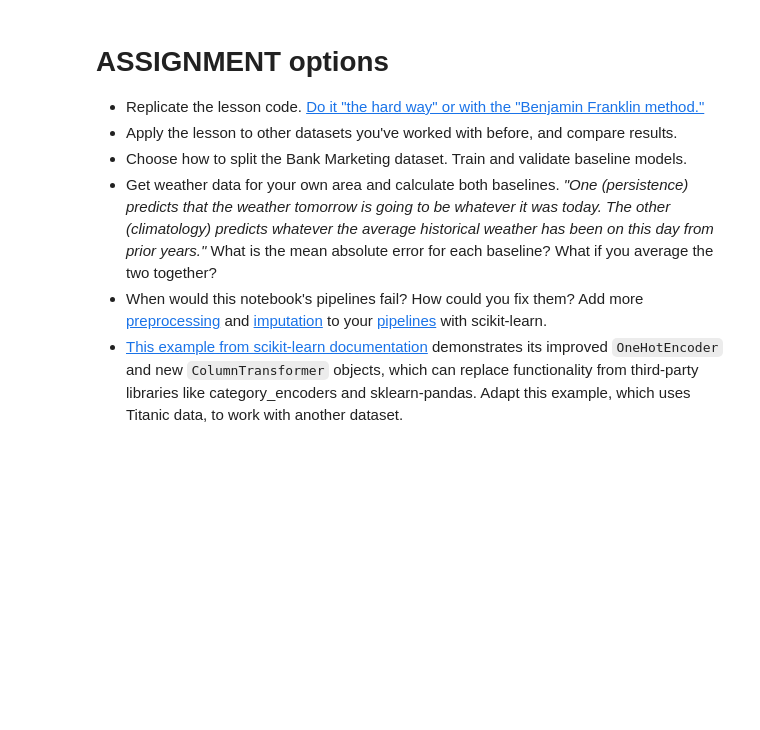
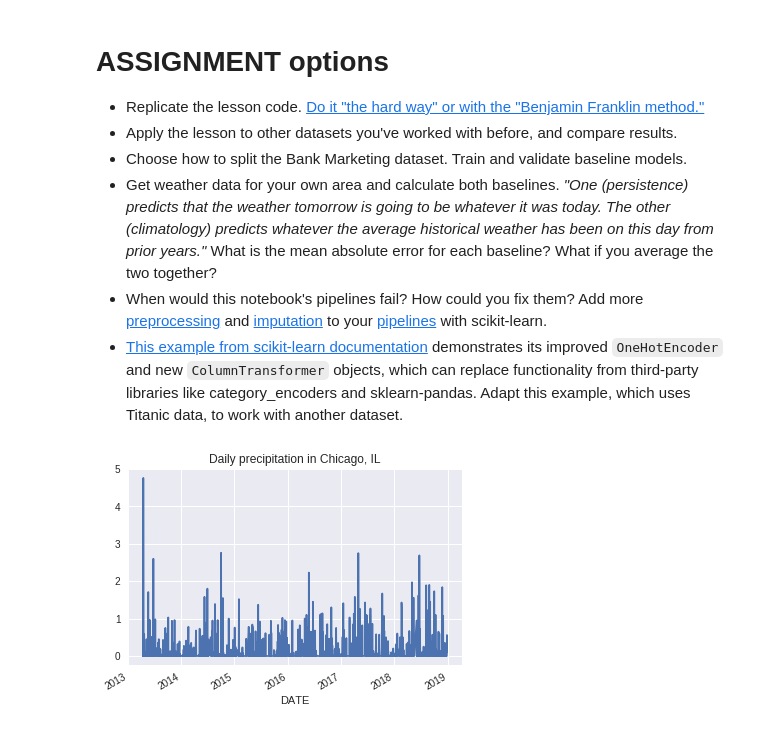
Before and after one commit to LambdaSchool/DS-Unit-2-Sprint-4-Model-Validation, a Jupyter notebook: module-1-begin-modeling-process/LS_DS_241_Begin_modeling_process_Assignment.ipynb, the cells around one changed output. Saved outputs shown, nothing was run; the diff lists cells and outputs as text; code cells hidden in the pictures; blank space fills up the shorter version.

```diff
--- a/module-1-begin-modeling-process/LS_DS_241_Begin_modeling_process_Assignment.ipynb
+++ b/module-1-begin-modeling-process/LS_DS_241_Begin_modeling_process_Assignment.ipynb
@@ -655,0 +660,8 @@ y.rolling(500).mean().plot();
+# %%
+url = 'https://raw.githubusercontent.com/BrianBehnke/DS-Unit-2-Sprint-4-Model-Validation/master/weather.csv'
+weather = pd.read_csv(url, parse_dates=['DATE']).set_index('DATE')
+#weather.head()
+weather['2013':'2018'].PRCP.plot()
+plt.title('Daily precipitation in Chicago, IL');
+# %% [output]
+[figure, added]
```
Also changed, not shown: parts of 13 cells of this notebook.
